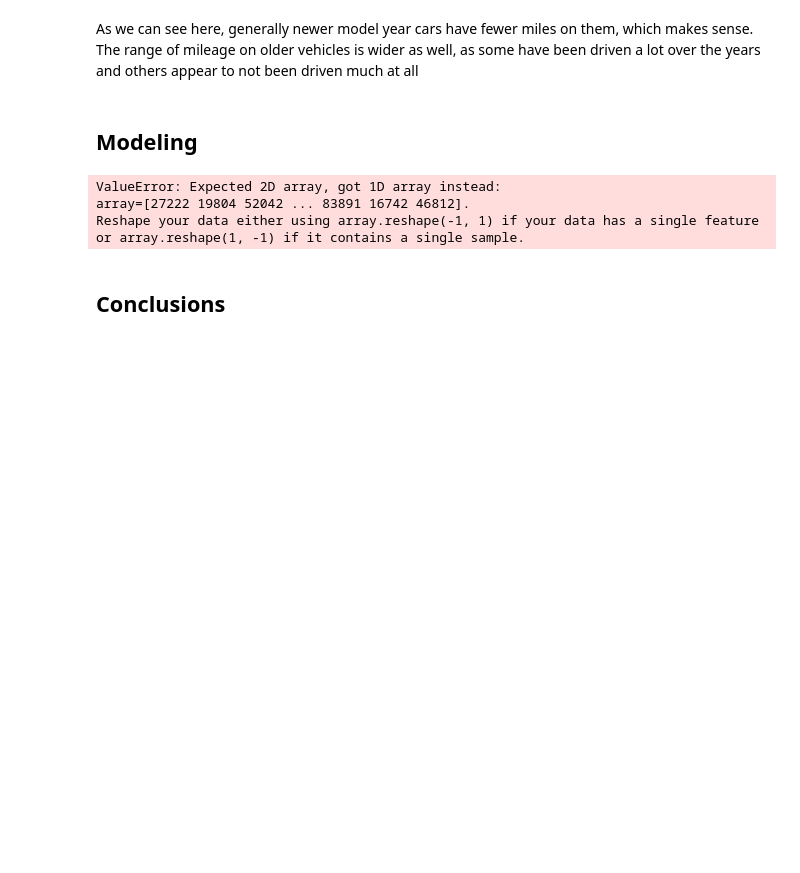
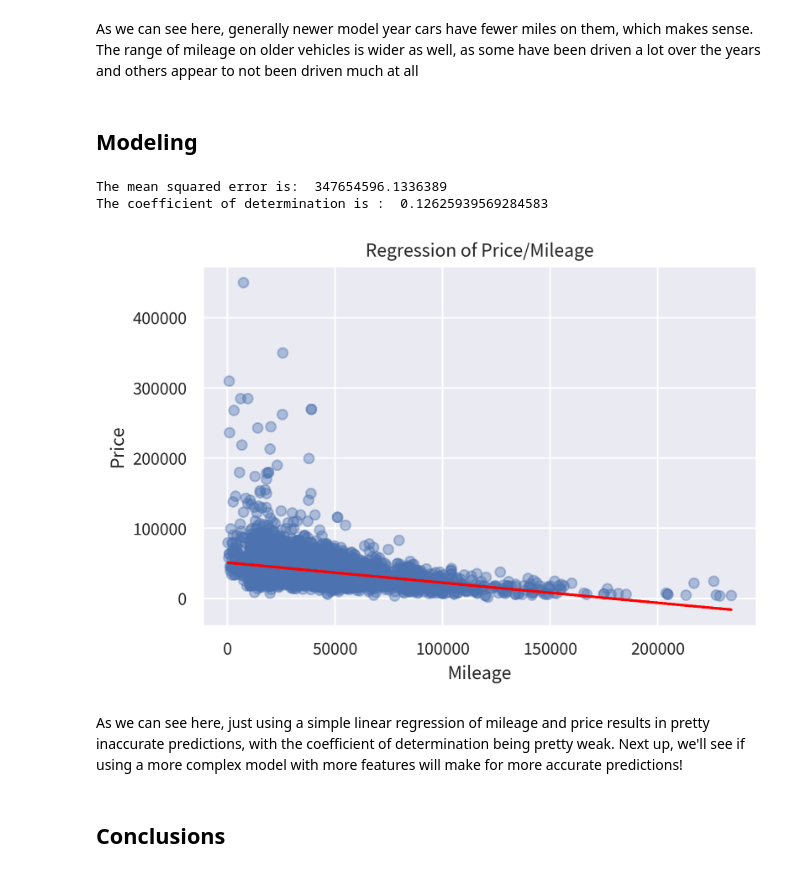
Before and after one commit to mpicard27/Picard-Portfolio-Project, a Jupyter notebook: Used_Car_Analysis.ipynb, the cells around one changed output. Cells and saved outputs as stored; diff of their text form; code cells hidden in the pictures; blank space fills up the shorter version.

Commit message:
Added regression and plot

```diff
--- a/Used_Car_Analysis.ipynb
+++ b/Used_Car_Analysis.ipynb
@@ -432,23 +433,46 @@ As we can see here, generally newer model year cars have fewer miles on them, wh
 # %%
 #Make a regression, to try to predict price based on different numeric characteristics
 
 #Split cars_data into a training set and a testing set
 cars_test, cars_train = train_test_split(cars_data, test_size = 0.25)
 
 #Make x and y arrays for the test data, price and mileage, and assign them to variables
-cars_test_price_y = cars_test['Price']
-cars_test_mileage_x = cars_test['Mileage']
+cars_test_price_y = (cars_test['Price'].values).reshape(-1,1)
+cars_test_mileage_X = (cars_test['Mileage'].values).reshape(-1,1)
 
 #Make x and y arrays for the training data, price and mileage, and assign them to variables
-cars_train_price_y = cars_train['Price']
-cars_train_mileage_x = cars_train['Mileage']
+cars_train_price_y = (cars_train['Price'].values).reshape(-1,1)
+cars_train_mileage_X = (cars_train['Mileage'].values).reshape(-1,1)
 
 #Create linear regression object
 reg = linear_model.LinearRegression()
 
 #Train model using training datasets
-reg.fit(cars_train_mileage_x, cars_train_price_y)
+reg.fit(cars_train_mileage_X, cars_train_price_y)
+
+#Make a prediction of price using cars test group mileage
+cars_test_predict_y = reg.predict(cars_test_mileage_X)
+
+#Print the mean squared error of the linear regression
+print('The mean squared error is: ', mean_squared_error(cars_test_price_y, cars_test_predict_y))
+
+#Print the coefficient of determination
+print('The coefficient of determination is : ', r2_score(cars_test_price_y, cars_test_predict_y))
+
+#Graph the regression line, and the test y sample as a scatter
+plt.rcParams['figure.dpi'] = 300
+plt.rcParams['savefig.dpi'] = 300
+plt.rcParams['font.family'] = 'Source Sans Pro'
+fig2, ax = plt.subplots()
+ax.plot(cars_test_mileage_X, cars_test_predict_y, color = 'red')
+ax.scatter(cars_test_mileage_X, cars_test_price_y, alpha = 0.4)
+ax.set_xlabel('Mileage')
+ax.set_ylabel('Price')
+ax.set_title('Regression of Price/Mileage')
+plt.show()
 # %% [output]
-ValueError: Expected 2D array, got 1D array instead:
-array=[27222 19804 52042 ... 83891 16742 46812].
-Reshape your data either using array.reshape(-1, 1) if your data has a single feature or array.reshape(1, -1) if it contains a single sample.
+The mean squared error is:  347654596.1336389
+The coefficient of determination is :  0.12625939569284583
+[figure, added]
+# %% [markdown]
+As we can see here, just using a simple linear regression of mileage and price results in pretty inaccurate predictions, with the coefficient of determination being pretty weak.  Next up, we'll see if using a more complex model with more features will make for more accurate predictions!
```
Also changed, not shown: parts of 2 cells of this notebook.
